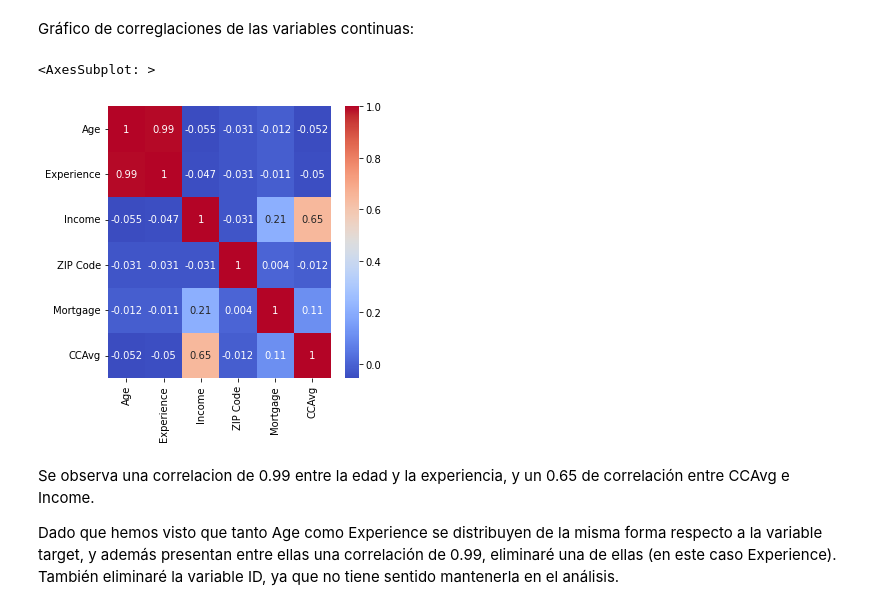
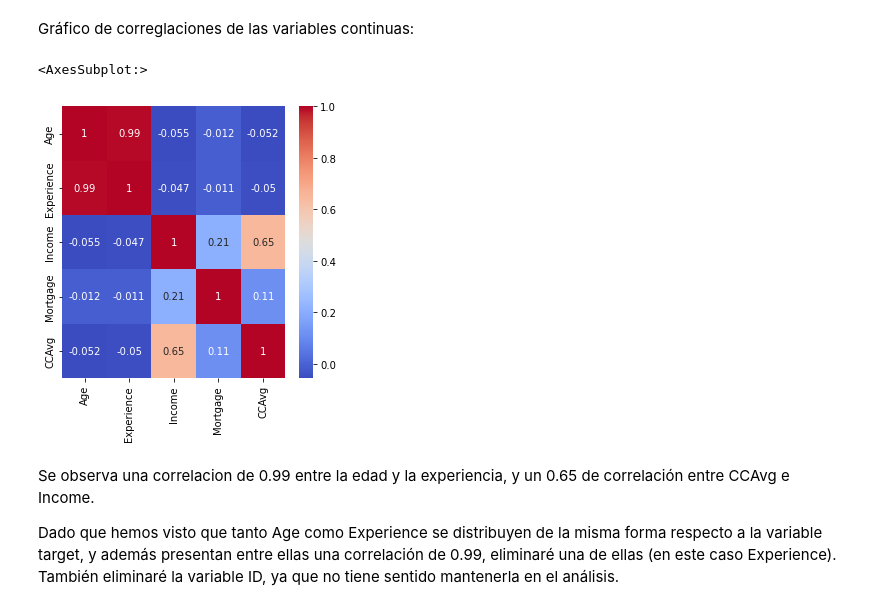
Before and after one commit to tvela/TFM_TomasVela, a Jupyter notebook: TFM_TomasVela.ipynb, the cells around one changed output. Cells and saved outputs as stored; diff of their text form; code cells hidden in the pictures.

```diff
--- a/TFM_TomasVela.ipynb
+++ b/TFM_TomasVela.ipynb
@@ -561,10 +560,10 @@ Representando la distribución de las variables continuas respecto al target, se
 Gráfico de correglaciones de las variables continuas:
 # %%
 plt.figure(figsize=(5,5))
-sns.heatmap(data[['Age', 'Experience', 'Income', 'ZIP Code', 'Mortgage', 'CCAvg']].corr().round(3),annot=True,cmap='coolwarm')
+sns.heatmap(data[['Age', 'Experience', 'Income', 'Mortgage', 'CCAvg']].corr().round(3),annot=True,cmap='coolwarm')
 # %% [output]
-<AxesSubplot: >
+<AxesSubplot:>
-[figure, old version]
+[figure, new version]
 # %% [markdown]
 Se observa una correlacion de 0.99 entre la edad y la experiencia, y un 0.65 de correlación entre CCAvg e Income.
 
```
Also changed, not shown: parts of 6 cells of this notebook.
